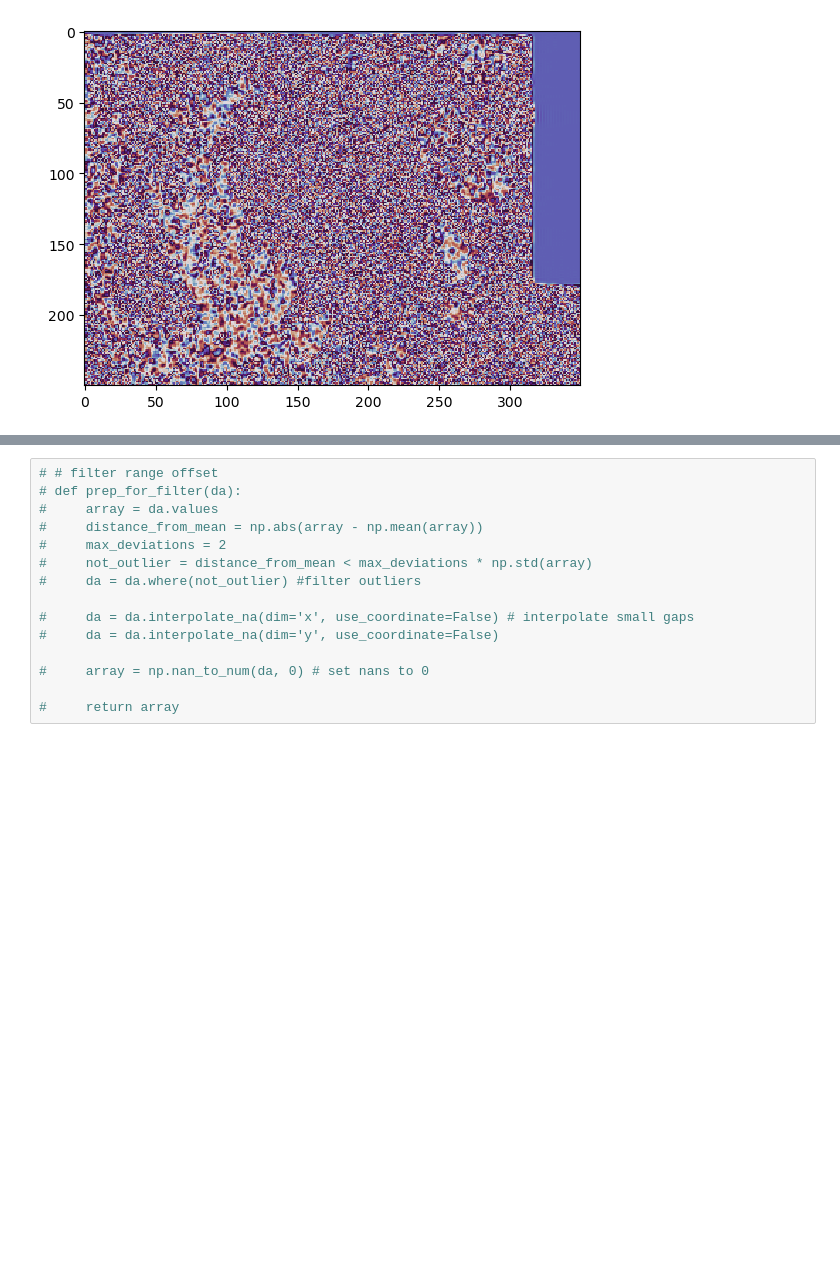
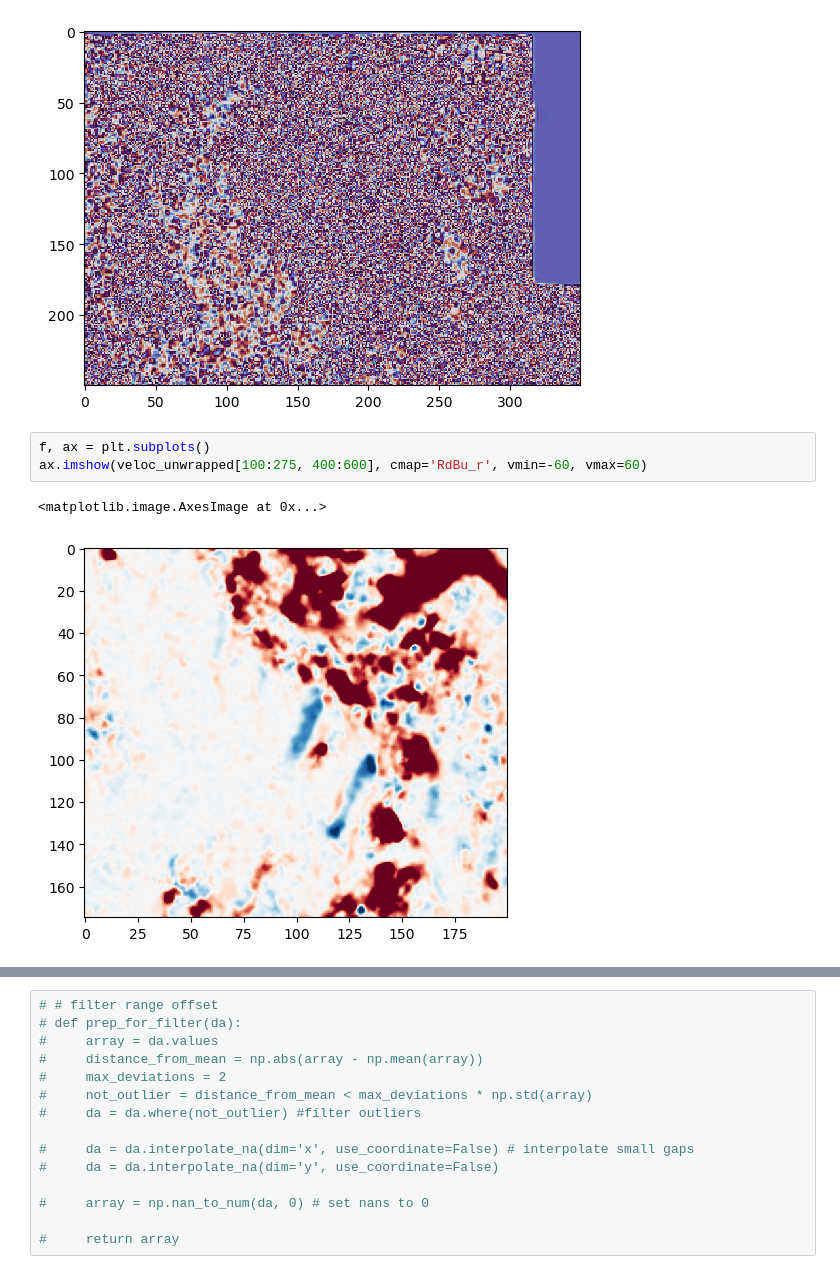
Before and after one commit to gbrencher/ffits, a Jupyter notebook: nbs/imja/agu_push/explore_offset_veloc.ipynb, the cells around one changed output, grey strips where cells are left out. Saved outputs shown, nothing was run; the diff lists cells and outputs as text; blank space fills up the shorter version.

```diff
--- a/nbs/imja/agu_push/explore_offset_veloc.ipynb
+++ b/nbs/imja/agu_push/explore_offset_veloc.ipynb
@@ -58,3 +59,9 @@ ax.imshow(veloc_wrapped[0:250, 350:700], cmap='twilight', vmin=-np.pi, vmax=np.p
 # %% [output]
 <matplotlib.image.AxesImage at 0x...>
 [figure]
+# %%
+f, ax = plt.subplots()
+ax.imshow(veloc_unwrapped[100:275, 400:600], cmap='RdBu_r', vmin=-60, vmax=60)
+# %% [output]
+<matplotlib.image.AxesImage at 0x...>
+[figure, added]
```
Also changed, not shown: parts of 4 cells of this notebook, 5 other files.
